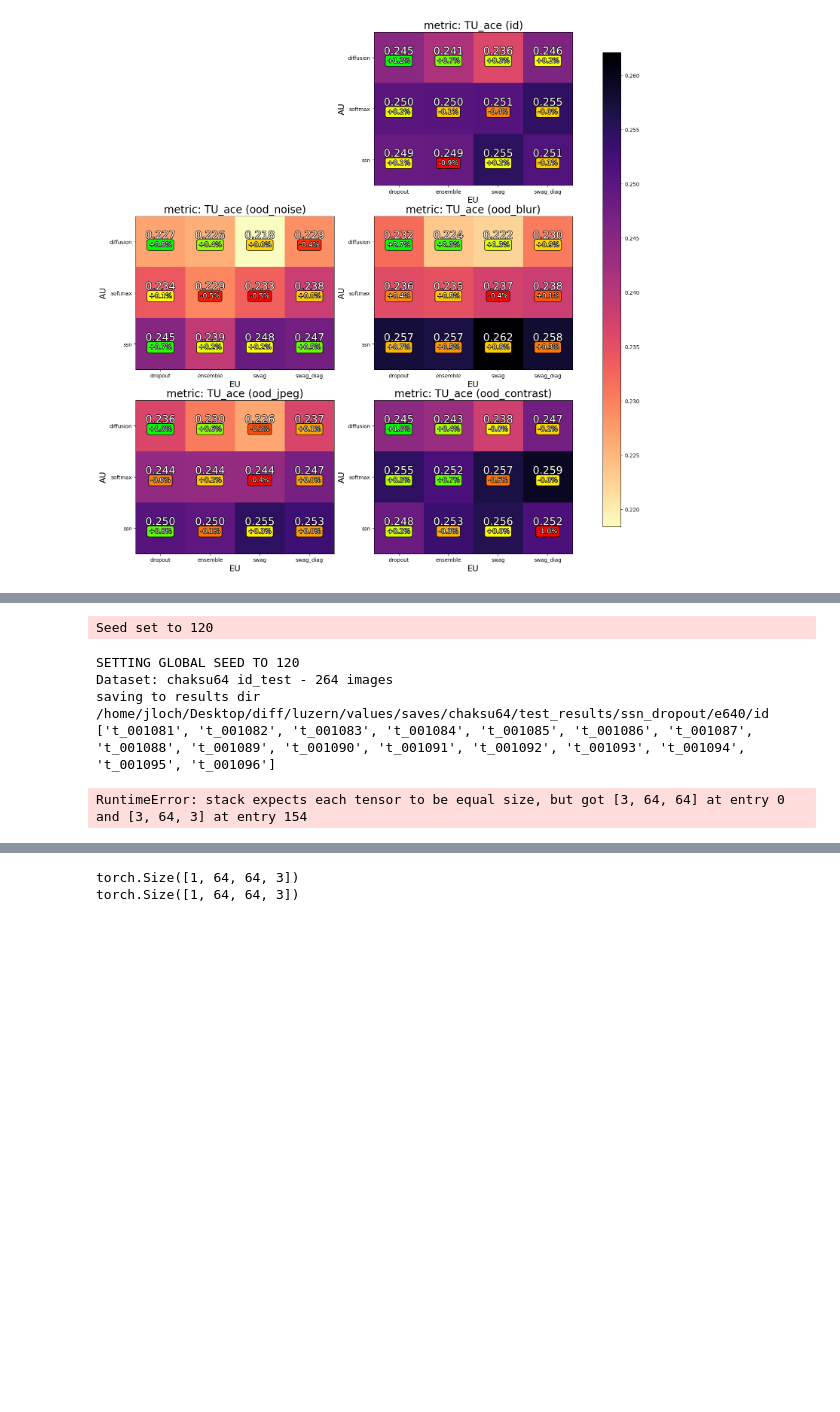
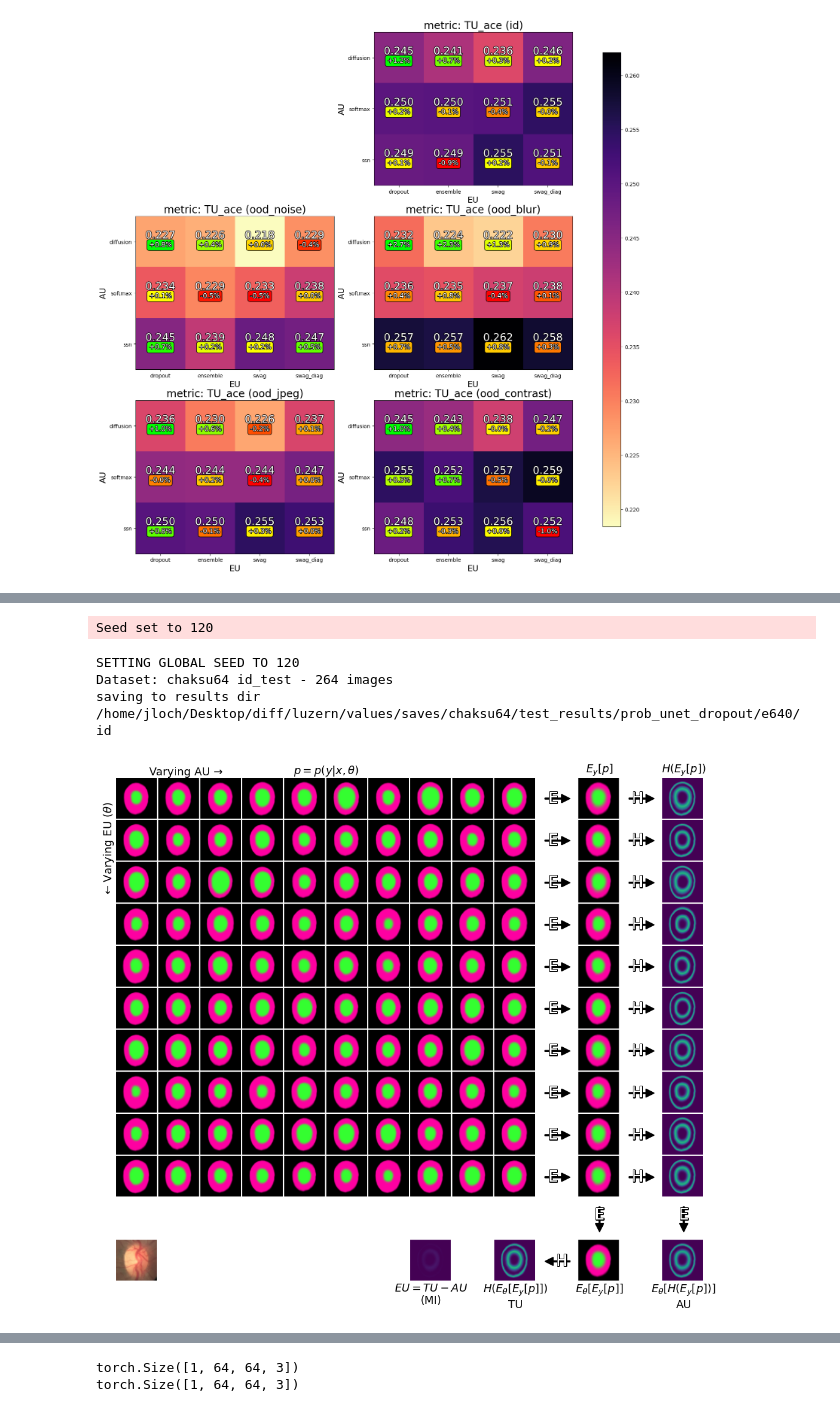
Before and after one commit to JakobLC/DiffUncertainty, a Jupyter notebook: visualization/script.ipynb, the cells around one changed output, grey strips where cells are left out. Saved outputs shown, nothing was run; the diff lists cells and outputs as text; code cells hidden in the pictures; blank space fills up the shorter version.

```diff
--- a/visualization/script.ipynb
+++ b/visualization/script.ipynb
@@ -312,15 +328,14 @@ plot_mm_grid(table,
 # %%
 
 from helpers import plot_pred_grid, pred_grid_computation
-p = "/home/jloch/Desktop/diff/luzern/values/saves/chaksu64/ssn_dropout/checkpoints/last.ckpt"
+p = "/home/jloch/Desktop/diff/luzern/values/saves/chaksu64/prob_unet_dropout/checkpoints/last.ckpt"
 images, batch0 = pred_grid_computation(ckpt_path = p,
                           split = "id_test",
-                          test_batch_size = 16)
+                          test_batch_size = 1)
 plot_pred_grid(images, batch0, 0)
 # %% [output]
 Seed set to 120
 SETTING GLOBAL SEED TO 120
 Dataset: chaksu64 id_test - 264 images
-saving to results dir /home/jloch/Desktop/diff/luzern/values/saves/chaksu64/test_results/ssn_dropout/e640/id
-['t_001081', 't_001082', 't_001083', 't_001084', 't_001085', 't_001086', 't_001087', 't_001088', 't_001089', 't_001090', 't_001091', 't_001092', 't_001093', 't_001094', 't_001095', 't_001096']
+saving to results dir /home/jloch/Desktop/diff/luzern/values/saves/chaksu64/test_results/prob_unet_dropout/e640/id
-RuntimeError: stack expects each tensor to be equal size, but got [3, 64, 64] at entry 0 and [3, 64, 3] at entry 154
+[figure, added]
```
Also changed, not shown: parts of 5 cells of this notebook, 7 other files.
